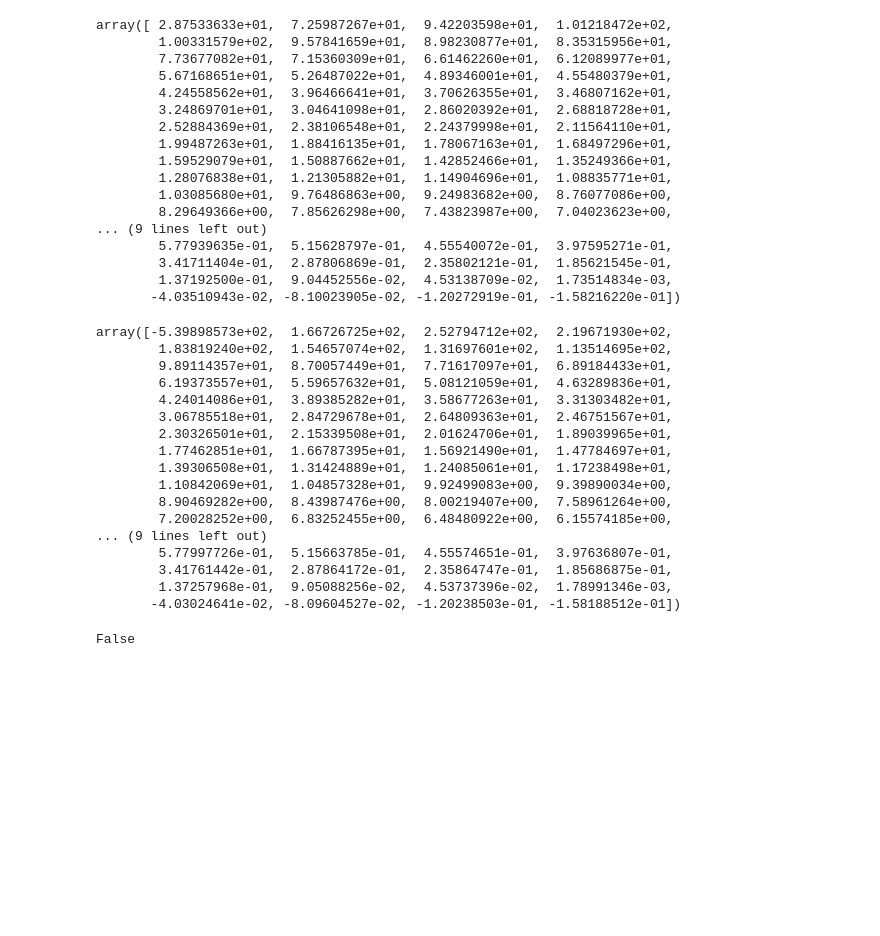
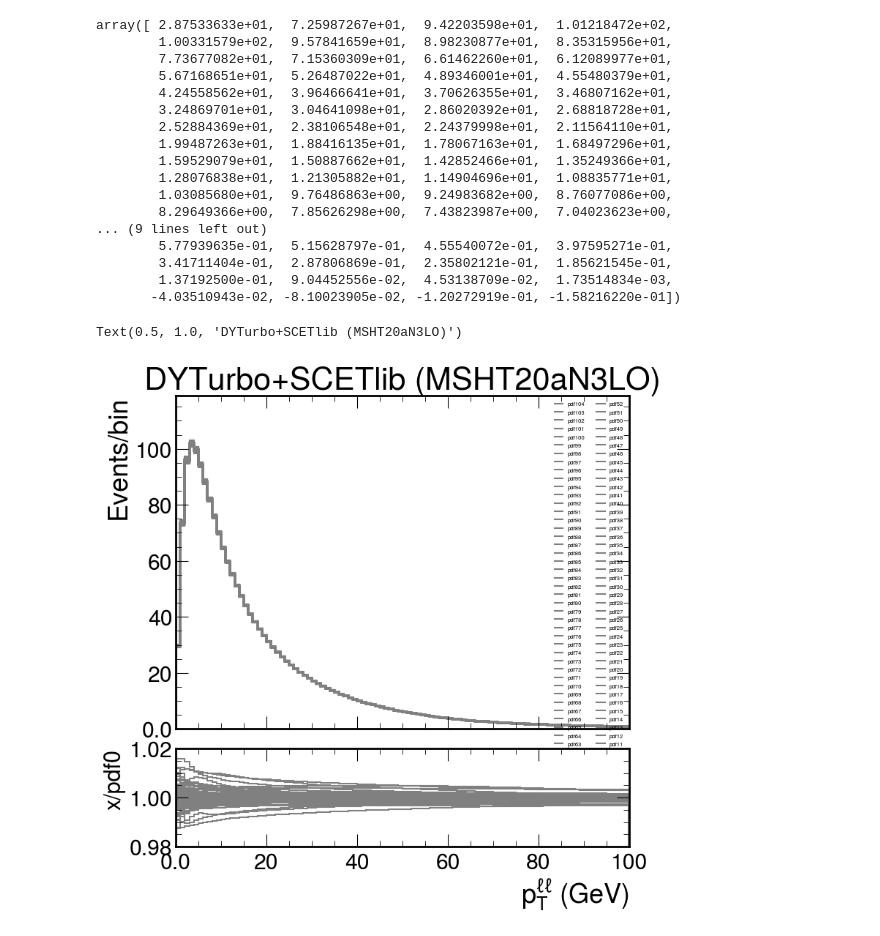
Before and after one commit to bendavid/WRemnants, a Jupyter notebook: notebooks/CompareCorrections.ipynb, the cells around one changed output. Drawn from its saved outputs; the diff is of its cells as text; code cells hidden in the pictures; blank space fills up the shorter version.

```diff
--- a/notebooks/CompareCorrections.ipynb
+++ b/notebooks/CompareCorrections.ipynb
@@ -567,26 +567,29 @@ array([ 2.87533633e+01,  7.25987267e+01,  9.42203598e+01,  1.01218472e+02,
         1.37192500e-01,  9.04452556e-02,  4.53138709e-02,  1.73514834e-03,
        -4.03510943e-02, -8.10023905e-02, -1.20272919e-01, -1.58216220e-01])
 # %%
-scetlibZ_nnlo_sing_pdf[{"vars" : "pdf0"}].project("qT").values()
+dyturbo_scetlib_msht20an3lo = input_tools.read_matched_scetlib_dyturbo_hist(
+    "/home/k/kelong/TheoryCorrections/SCETlib/Z/msht20an3lo/inclusive_Z_MSHT20an3lo_NP0_N3LL_combined.pkl",
+    "/home/k/kelong/TheoryCorrections/SCETlib/Z/msht20an3lo/inclusive_Z_MSHT20an3lo_NP0_nnlo_sing_combined.pkl",
+    "/home/k/kelong/TheoryCorrections/DYTURBO/nnlo-scetlibmatch/pdfvariations/msht20an3lo/z0/results_z-2d-nnlo-vj-msht20an3lo-member{i}-scetlibmatch.txt",
+    axes=("Y", "qT"),
+    charge=0,
+)
-# %% [output]
-array([-5.39898573e+02,  1.66726725e+02,  2.52794712e+02,  2.19671930e+02,
-        1.83819240e+02,  1.54657074e+02,  1.31697601e+02,  1.13514695e+02,
-        9.89114357e+01,  8.70057449e+01,  7.71617097e+01,  6.89184433e+01,
-        6.19373557e+01,  5.59657632e+01,  5.08121059e+01,  4.63289836e+01,
-        4.24014086e+01,  3.89385282e+01,  3.58677263e+01,  3.31303482e+01,
-        3.06785518e+01,  2.84729678e+01,  2.64809363e+01,  2.46751567e+01,
-        2.30326501e+01,  2.15339508e+01,  2.01624706e+01,  1.89039965e+01,
-        1.77462851e+01,  1.66787395e+01,  1.56921490e+01,  1.47784697e+01,
-        1.39306508e+01,  1.31424889e+01,  1.24085061e+01,  1.17238498e+01,
-        1.10842069e+01,  1.04857328e+01,  9.92499083e+00,  9.39890034e+00,
-        8.90469282e+00,  8.43987476e+00,  8.00219407e+00,  7.58961264e+00,
-        7.20028252e+00,  6.83252455e+00,  6.48480922e+00,  6.15574185e+00,
-... (9 lines left out)
-        5.77997726e-01,  5.15663785e-01,  4.55574651e-01,  3.97636807e-01,
-        3.41761442e-01,  2.87864172e-01,  2.35864747e-01,  1.85686875e-01,
-        1.37257968e-01,  9.05088256e-02,  4.53737396e-02,  1.78991346e-03,
-       -4.03024641e-02, -8.09604527e-02, -1.20238503e-01, -1.58188512e-01])
 # %%
-all(["Up" in x or "Down" in x for x in dyturbo_scetlib_nons_pdf.axes["vars"]][1:])
+fig = plot_tools.makePlotWithRatioToRef(
+            [
+                dyturbo_scetlib_msht20an3lo[{"vars" : x}].project("qT") for x in dyturbo_scetlib_msht20an3lo.axes["vars"]
+            ],
+            labels=list(dyturbo_scetlib_msht20an3lo.axes["vars"]),
+            colors=["red"]+(["grey"]*len(dyturbo_scetlib_msht20an3lo.axes["vars"]))[:-1],
+            #linestyles=["solid", "solid", "solid", "dashed", "dashdot", "solid", "solid"],
+            xlabel=r"$p_{T}^{\ell\ell}$ (GeV)",
+            ylabel="Events/bin",
+            rlabel="x/pdf0",
+            legtext_size=8,
+            rrange=[0.98, 1.02],
+            yscale=1.1,
+            xlim=None, binwnorm=1.0, baseline=True)
+fig.get_axes()[0].set_title("DYTurbo+SCETlib (MSHT20aN3LO)")
 # %% [output]
-False
+Text(0.5, 1.0, 'DYTurbo+SCETlib (MSHT20aN3LO)')
+[figure, added]
```
Also changed, not shown: parts of 3 cells of this notebook, 18 other files.
